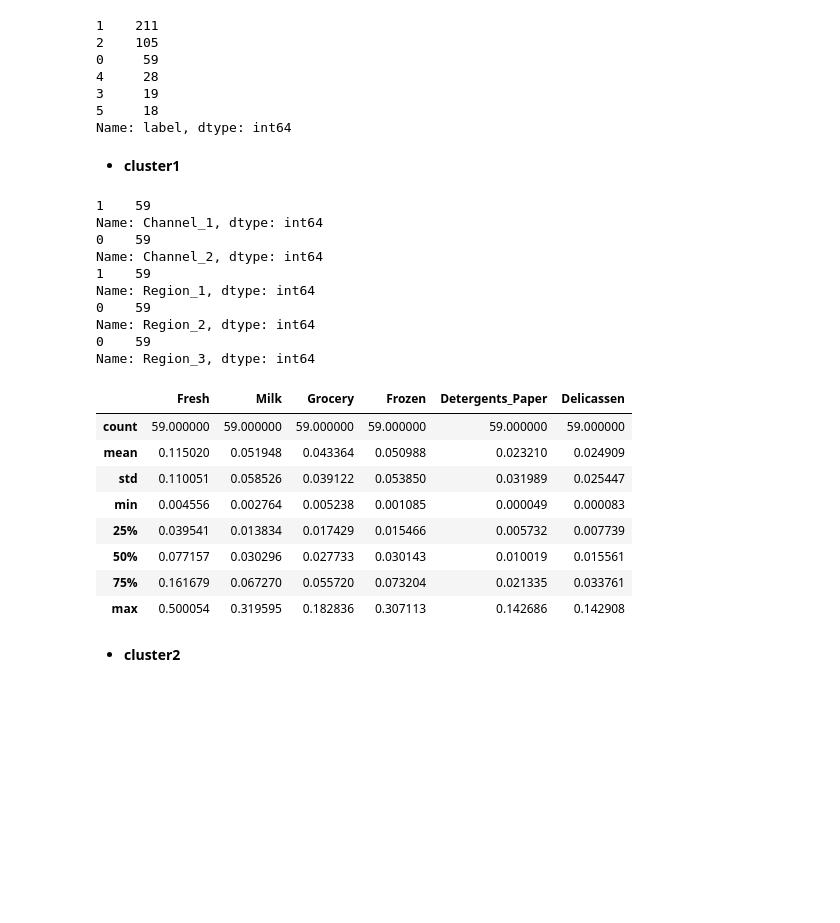
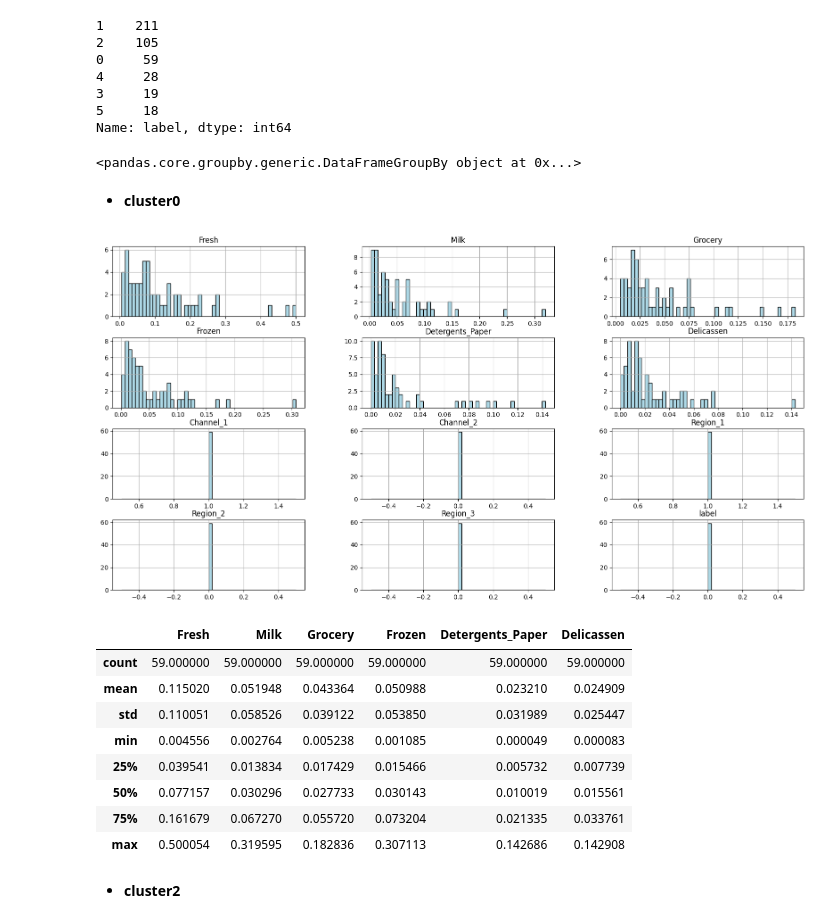
Before and after one commit to cocktail-clustering/1st-clustering, a Jupyter notebook: code/baseline.ipynb, the cells around one changed output. Saved outputs shown, nothing was run; the diff lists cells and outputs as text; code cells hidden in the pictures; blank space fills up the shorter version.

Commit message:
add result of each cluster

```diff
--- a/code/baseline.ipynb
+++ b/code/baseline.ipynb
@@ -505,39 +505,34 @@ df['label'].value_counts() # total 6 clusters
 3     19
 5     18
 Name: label, dtype: int64
+# %%
+clusters = df.groupby(by=['label'])
+clusters
+# %% [output]
+<pandas.core.groupby.generic.DataFrameGroupBy object at 0x...>
 # %% [markdown]
-- **cluster1**
+- **cluster0**
-# %%
-cluster1 = df[df['label'] == 0]
-
-# category cols => only Horeca & Lisbon
-print(cluster1['Channel_1'].value_counts())
-print(cluster1['Channel_2'].value_counts())
-print(cluster1['Region_1'].value_counts())
-print(cluster1['Region_2'].value_counts())
-print(cluster1['Region_3'].value_counts())
-
-# numeric cols
-cluster1[numeric_cols].describe()
-# %% [output]
-1    59
-Name: Channel_1, dtype: int64
-0    59
-Name: Channel_2, dtype: int64
-1    59
-Name: Region_1, dtype: int64
-0    59
-Name: Region_2, dtype: int64
-0    59
-Name: Region_3, dtype: int64
-|  | Fresh | Milk | Grocery | Frozen | Detergents_Paper | Delicassen |
-| count | 59.000000 | 59.000000 | 59.000000 | 59.000000 | 59.000000 | 59.000000 |
-| mean | 0.115020 | 0.051948 | 0.043364 | 0.050988 | 0.023210 | 0.024909 |
-| std | 0.110051 | 0.058526 | 0.039122 | 0.053850 | 0.031989 | 0.025447 |
-| min | 0.004556 | 0.002764 | 0.005238 | 0.001085 | 0.000049 | 0.000083 |
-| 25% | 0.039541 | 0.013834 | 0.017429 | 0.015466 | 0.005732 | 0.007739 |
-| 50% | 0.077157 | 0.030296 | 0.027733 | 0.030143 | 0.010019 | 0.015561 |
-| 75% | 0.161679 | 0.067270 | 0.055720 | 0.073204 | 0.021335 | 0.033761 |
-| max | 0.500054 | 0.319595 | 0.182836 | 0.307113 | 0.142686 | 0.142908 |
+# %%
+cluster0 = clusters.get_group(0)
+
+# category cols
+# => only Horeca
+# => only Lisbon
+cluster0.hist(figsize=(20, 10), color='lightblue', edgecolor='black', bins=50)
+plt.show()
+
+# numeric cols
+cluster0[numeric_cols].describe()
+# %% [output]
+[figure, added]
+|  | Fresh | Milk | Grocery | Frozen | Detergents_Paper | Delicassen |
+| count | 59.000000 | 59.000000 | 59.000000 | 59.000000 | 59.000000 | 59.000000 |
+| mean | 0.115020 | 0.051948 | 0.043364 | 0.050988 | 0.023210 | 0.024909 |
+| std | 0.110051 | 0.058526 | 0.039122 | 0.053850 | 0.031989 | 0.025447 |
+| min | 0.004556 | 0.002764 | 0.005238 | 0.001085 | 0.000049 | 0.000083 |
+| 25% | 0.039541 | 0.013834 | 0.017429 | 0.015466 | 0.005732 | 0.007739 |
+| 50% | 0.077157 | 0.030296 | 0.027733 | 0.030143 | 0.010019 | 0.015561 |
+| 75% | 0.161679 | 0.067270 | 0.055720 | 0.073204 | 0.021335 | 0.033761 |
+| max | 0.500054 | 0.319595 | 0.182836 | 0.307113 | 0.142686 | 0.142908 |
 # %% [markdown]
 - **cluster2**
```
Also changed, not shown: parts of 9 cells of this notebook.
